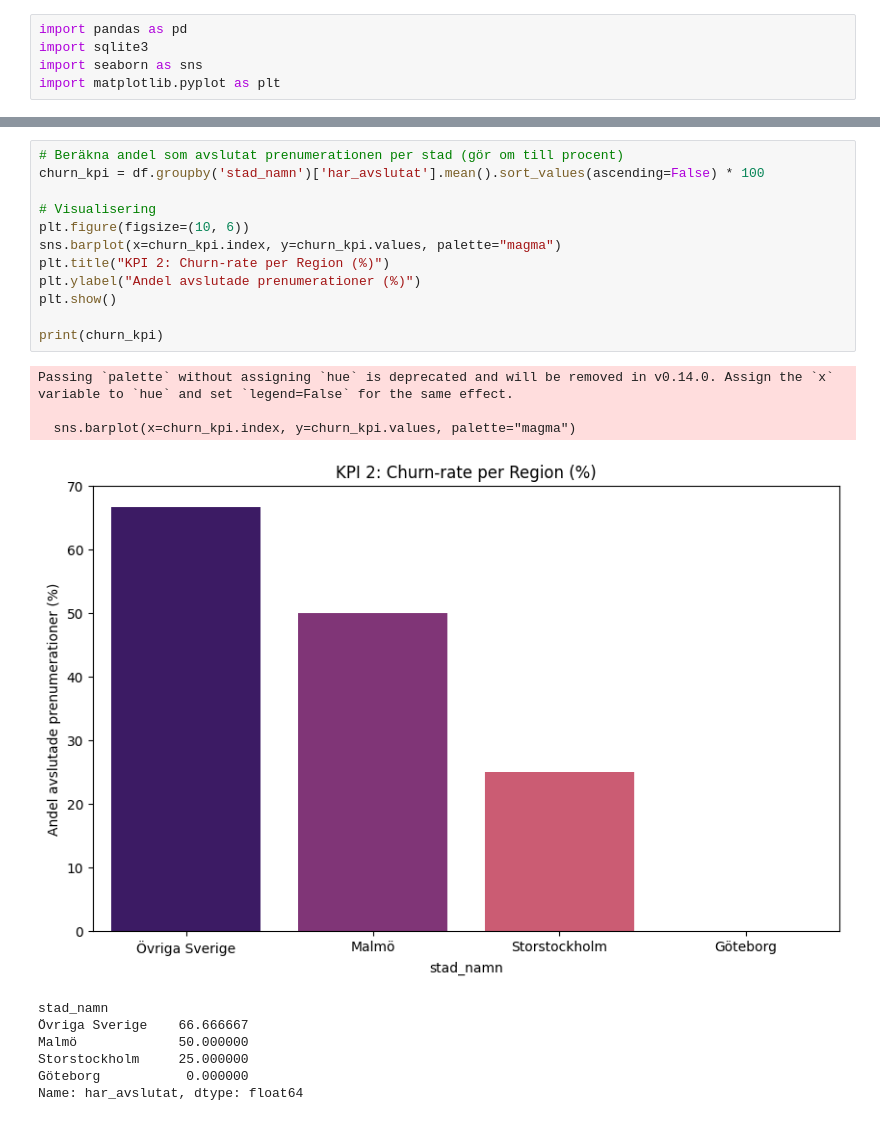
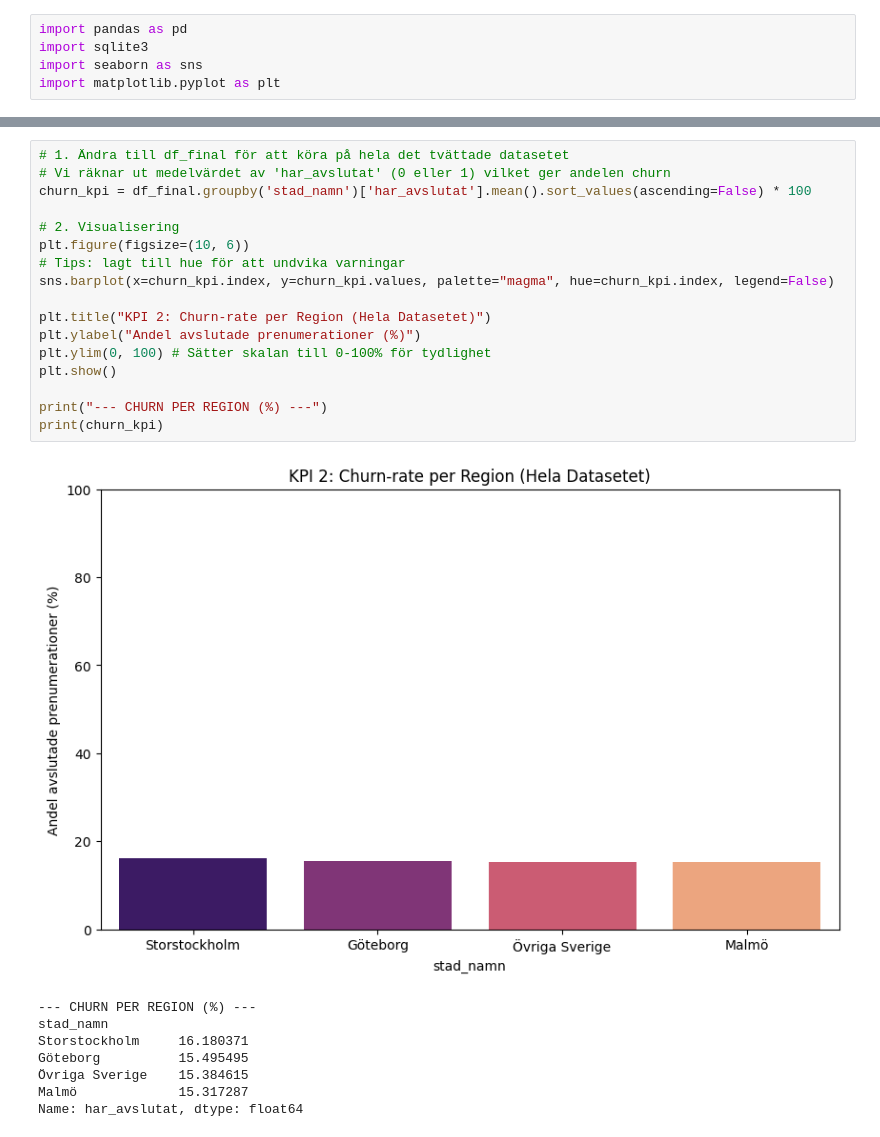
Before and after one commit to johanfinnrydberg-tech/data-uppgift-, a Jupyter notebook: KPI_matkassen.ipynb, the cells around one changed output, grey strips where cells are left out. Drawn from its saved outputs; the diff is of its cells as text.

```diff
--- a/KPI_matkassen.ipynb
+++ b/KPI_matkassen.ipynb
@@ -41,24 +38,27 @@ Name: feat_sentiment_index, dtype: float64
 # %%
-# Beräkna andel som avslutat prenumerationen per stad (gör om till procent)
-churn_kpi = df.groupby('stad_namn')['har_avslutat'].mean().sort_values(ascending=False) * 100
+# 1. Ändra till df_final för att köra på hela det tvättade datasetet
+# Vi räknar ut medelvärdet av 'har_avslutat' (0 eller 1) vilket ger andelen churn
+churn_kpi = df_final.groupby('stad_namn')['har_avslutat'].mean().sort_values(ascending=False) * 100
 
-# Visualisering
+# 2. Visualisering
 plt.figure(figsize=(10, 6))
-sns.barplot(x=churn_kpi.index, y=churn_kpi.values, palette="magma")
-plt.title("KPI 2: Churn-rate per Region (%)")
+# Tips: lagt till hue för att undvika varningar
+sns.barplot(x=churn_kpi.index, y=churn_kpi.values, palette="magma", hue=churn_kpi.index, legend=False)
+
+plt.title("KPI 2: Churn-rate per Region (Hela Datasetet)")
 plt.ylabel("Andel avslutade prenumerationer (%)")
+plt.ylim(0, 100) # Sätter skalan till 0-100% för tydlighet
 plt.show()
 
+print("--- CHURN PER REGION (%) ---")
 print(churn_kpi)
 # %% [output]
+[figure, new version]
-Passing `palette` without assigning `hue` is deprecated and will be removed in v0.14.0. Assign the `x` variable to `hue` and set `legend=False` for the same effect.
-
-  sns.barplot(x=churn_kpi.index, y=churn_kpi.values, palette="magma")
+--- CHURN PER REGION (%) ---
+stad_namn
+Storstockholm     16.180371
+Göteborg          15.495495
+Övriga Sverige    15.384615
+Malmö             15.317287
+Name: har_avslutat, dtype: float64
-[figure, old version]
-stad_namn
-Övriga Sverige    66.666667
-Malmö             50.000000
-Storstockholm     25.000000
-Göteborg           0.000000
-Name: har_avslutat, dtype: float64
 # %%
```
Also changed, not shown: parts of 7 cells of this notebook, 1 other file.
